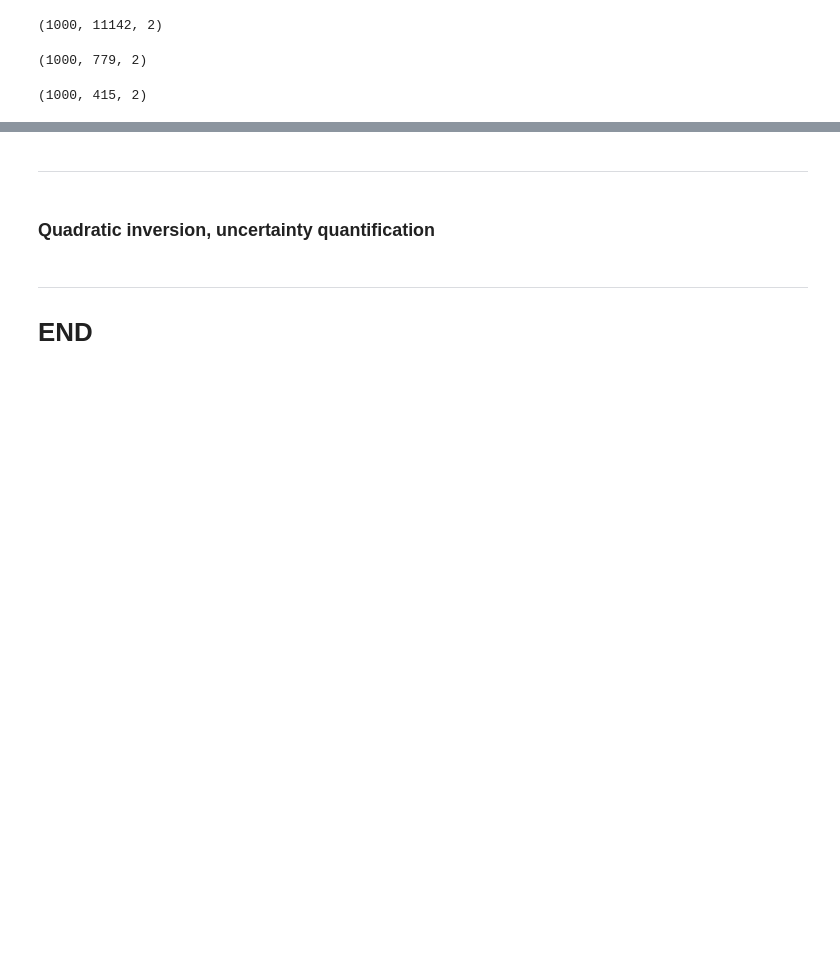
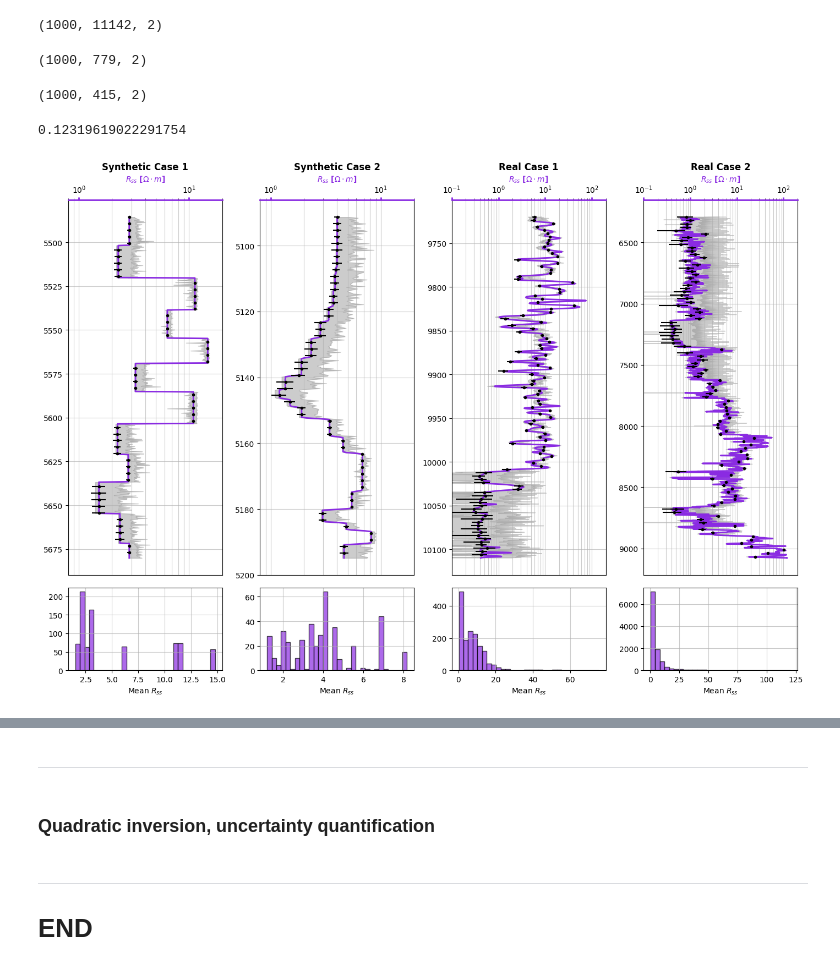
Before and after one commit to misaelmmorales/Anisotropic-Resistivity-Inversion, a Jupyter notebook: main_UncertaintyQuantification.ipynb, the cells around one changed output, grey strips where cells are left out. Cells and saved outputs as stored; diff of their text form; code cells hidden in the pictures; blank space fills up the shorter version.

```diff
--- a/main_UncertaintyQuantification.ipynb
+++ b/main_UncertaintyQuantification.ipynb
@@ -96,6 +119,8 @@ chevron_uq_csh = np.zeros((n_realizations, chevron_results.shape[0]))
 for i in range(n_realizations):
     c = chevron_uq[i,:,0]
     chevron_uq_csh[i] = (c - c.min())/(c.max() - c.min())
+
+chevron_uq_rss = chevron_uq[...,1]
 # %% [output]
 (1000, 1560, 2)
 # %%
@@ -110,6 +135,8 @@ akerbp_uq_csh = np.zeros((n_realizations, akerbp_results.shape[0]))
 for i in range(n_realizations):
     c = akerbp_uq[i,:,0]
     akerbp_uq_csh[i] = (c - c.min())/(c.max() - c.min())
+
+akerbp_uq_rss = akerbp_uq[...,1]
 # %% [output]
 (1000, 11142, 2)
 # %%
@@ -124,6 +151,8 @@ synthetic1_uq_csh = np.zeros((n_realizations, synth1_results.shape[0]))
 for i in range(n_realizations):
     c = synthetic1_uq[i,:,0]
     synthetic1_uq_csh[i] = (c - c.min())/(c.max() - c.min())
+
+synthetic1_uq_rss = synthetic1_uq[...,1]
 # %% [output]
 (1000, 779, 2)
 # %%
@@ -138,5 +167,7 @@ synthetic2_uq_csh = np.zeros((n_realizations, synth2_results.shape[0]))
 for i in range(n_realizations):
     c = synthetic2_uq[i,:,0]
     synthetic2_uq_csh[i] = (c - c.min())/(c.max() - c.min())
+
+synthetic2_uq_rss = synthetic2_uq[...,1]
 # %% [output]
 (1000, 415, 2)
@@ -142,0 +186,41 @@ for i in range(n_realizations):
+# %%
+np.mean(np.percentile(akerbp_uq_rh, 90, axis=0) - np.percentile(akerbp_uq_rh, 10, axis=0))
+# %% [output]
+0.12319619022291754
+# %%
+fig, axs = plt.subplots(2, 4, figsize=(14,10), height_ratios=[1.5, 0.33])
+c = 'blueviolet'
+val = 'Rss_pred'
+lab = '$R_{ss}$'
+sl = True
+u = '$\Omega\cdot m$'
+l1, l2, l3, l4 = [0.8e0, 2e1], [0.8e0, 2e1], [1e-1, 2e2], [1e-1, 2e2]
+#l1, l2, l3, l4 = [-0.05, 1.05], [-0.05, 1.05], [-0.05, 1.05], [-0.05, 1.05]
+
+q1 = synthetic1_uq_rss
+q2 = synthetic2_uq_rss
+q3 = chevron_uq_rss
+q4 = akerbp_uq_rss
+
+plot_uq(axs[0,0], synthetic1_all, q1, title='Synthetic Case 1', semilog=sl, xlim=l1,
+            eb_sampling=50, color=c, xlabel=lab, units=u)
+
+plot_uq(axs[0,1], synthetic2_all, q2, title='Synthetic Case 2', semilog=sl, xlim=l2,
+            eb_sampling=50, color=c, xlabel=lab, units=u)
+
+plot_uq(axs[0,2], chevron_all, q3, title='Real Case 1', semilog=sl, xlim=l3,
+            eb_sampling=100, color=c, xlabel=lab, units=u)
+
+plot_uq(axs[0,3], akerbp_all, q4, title='Real Case 2', semilog=sl, xlim=l4,
+                eb_sampling=100, color=c, xlabel=lab, units=u)
+
+
+hist_uq(axs[1,0], q1, color=c, label=lab)
+hist_uq(axs[1,1], q2, color=c, label=lab)
+hist_uq(axs[1,2], q3, color=c, label=lab)
+hist_uq(axs[1,3], q4, color=c, label=lab)
+
+plt.tight_layout()
+plt.show()
+# %% [output]
+[figure, added]
```
Also changed, not shown: parts of 8 cells of this notebook, 2 other files.
